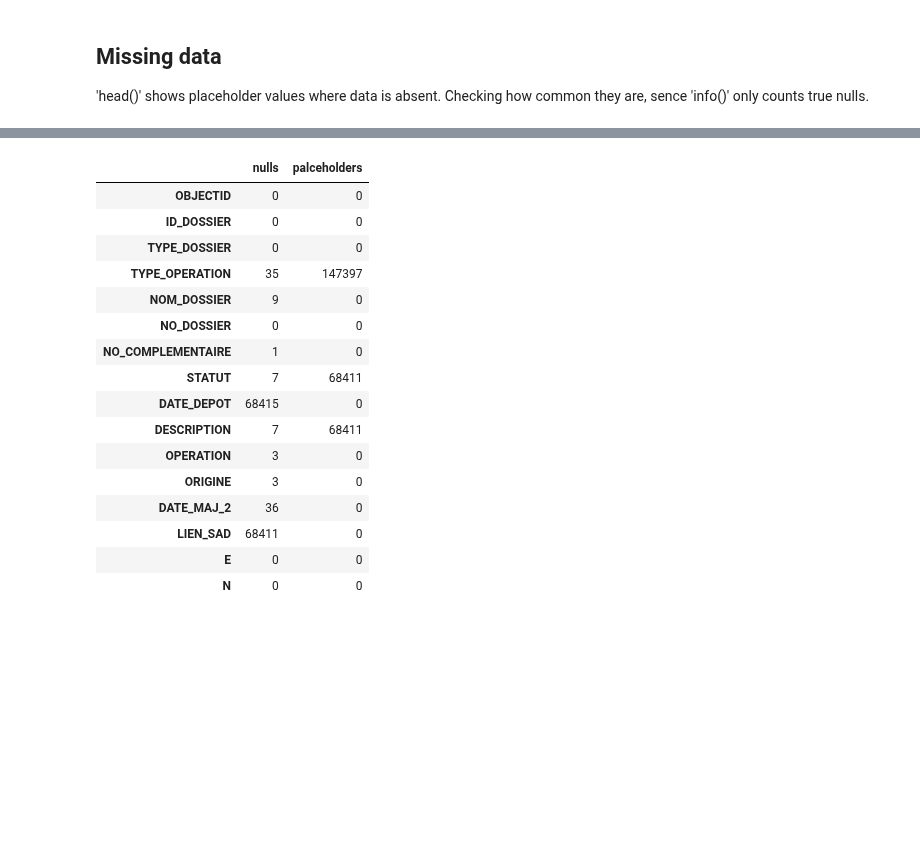
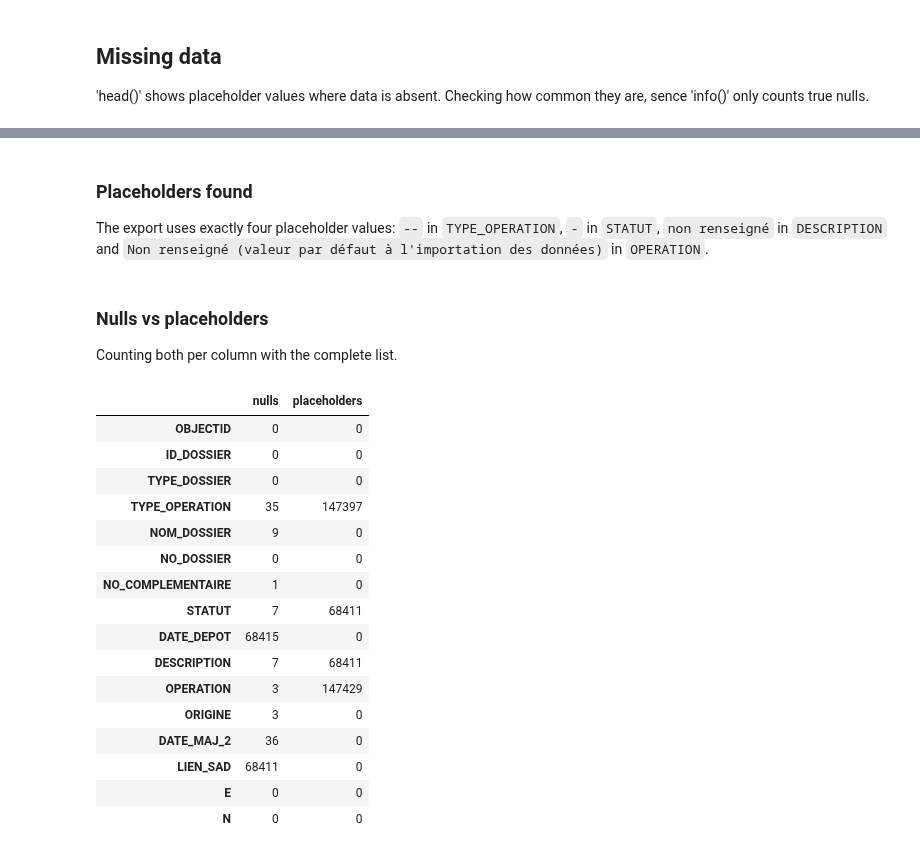
Before and after one commit to dinosmuc/geneva-building-permit-classification, a Jupyter notebook: notebooks/01_data_exploration.ipynb, the cells around one changed output, grey strips where cells are left out. Cells and saved outputs as stored; diff of their text form; code cells hidden in the pictures; blank space fills up the shorter version.

```diff
--- a/notebooks/01_data_exploration.ipynb
+++ b/notebooks/01_data_exploration.ipynb
@@ -52,11 +134,27 @@ memory usage: 70.5 MB
+# %% [markdown]
+
+### Placeholders found
+
+The export uses exactly four placeholder values: `--` in `TYPE_OPERATION`, `-` in `STATUT`,
+`non renseigné` in `DESCRIPTION` and `Non renseigné (valeur par défaut à l'importation des données)`
+in `OPERATION`.
+# %% [markdown]
+### Nulls vs placeholders
+
+Counting both per column with the complete list.
 # %%
 import pandas as pd
 
-placeholders = ["--", "-", "non renseigné"]
+placeholders = [
+    "--",
+    "-",
+    "non renseigné",
+    "Non renseigné (valeur par défaut à l'importation des données)",
+]
 
 pd.DataFrame({"nulls": df.isna().sum(), "placeholders": df.isin(placeholders).sum()})
 # %% [output]
-|  | nulls | palceholders |
+|  | nulls | placeholders |
 | OBJECTID | 0 | 0 |
 | ID_DOSSIER | 0 | 0 |
 | TYPE_DOSSIER | 0 | 0 |
@@ -67,7 +165,7 @@ pd.DataFrame({"nulls": df.isna().sum(), "placeholders": df.isin(placeholders).su
 | STATUT | 7 | 68411 |
 | DATE_DEPOT | 68415 | 0 |
 | DESCRIPTION | 7 | 68411 |
-| OPERATION | 3 | 0 |
+| OPERATION | 3 | 147429 |
 | ORIGINE | 3 | 0 |
 | DATE_MAJ_2 | 36 | 0 |
 | LIEN_SAD | 68411 | 0 |
```
Also changed, not shown: parts of 13 cells of this notebook.
